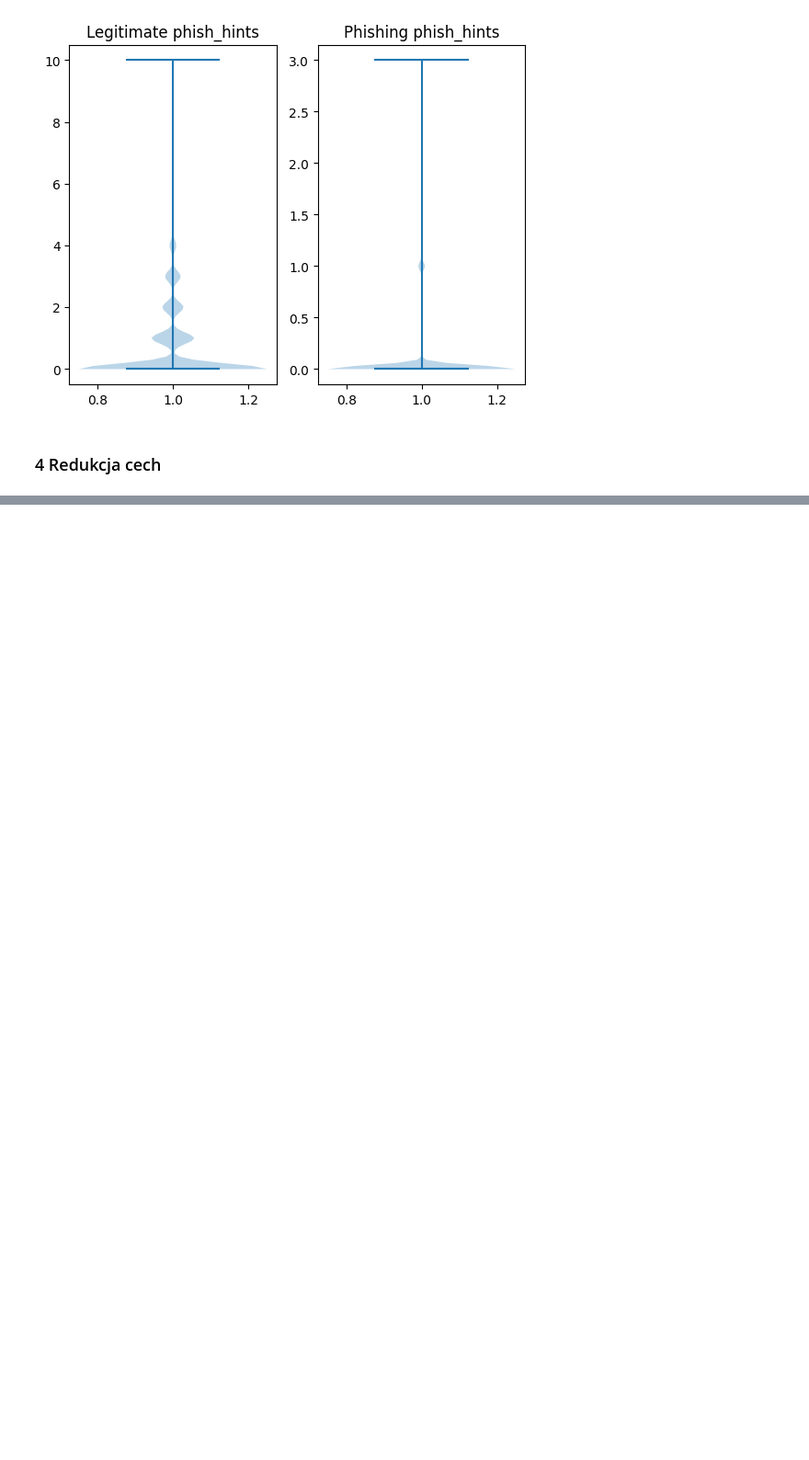
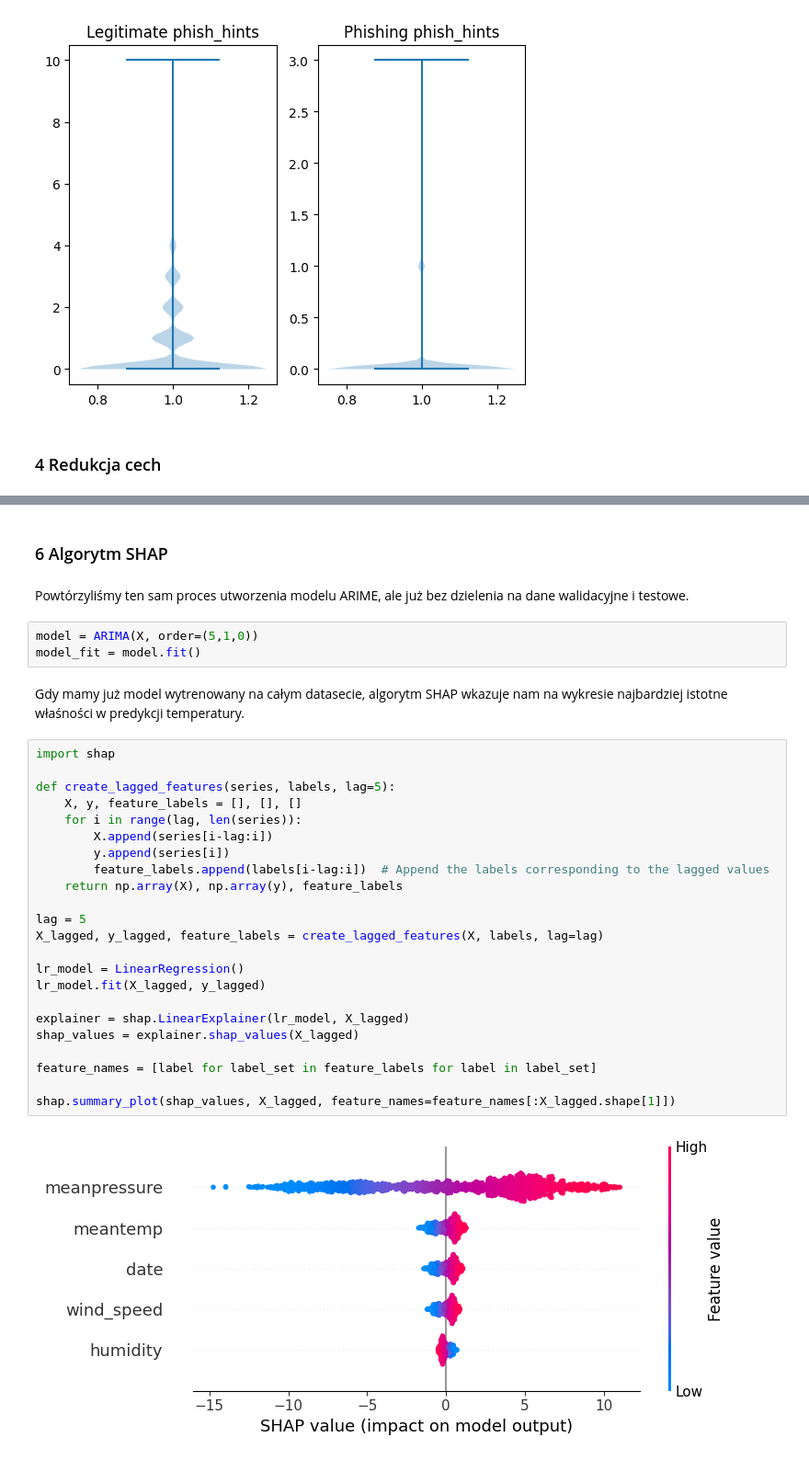
Before and after one commit to craksys/PWR-phishing-link-dataset-hamster, a Jupyter notebook: summary.ipynb, the cells around one changed output, grey strips where cells are left out. Shown: that part at 92% size. Saved outputs shown, nothing was run; the diff lists cells and outputs as text; blank space fills up the shorter version.

```diff
--- a/summary.ipynb
+++ b/summary.ipynb
@@ -175,0 +258,34 @@ compare_with_violin('phish_hints')
+# %% [markdown]
+### 6 Algorytm SHAP
+# %% [markdown]
+Powtórzyliśmy ten sam proces utworzenia modelu ARIME, ale już bez dzielenia na dane walidacyjne i testowe.
+# %%
+model = ARIMA(X, order=(5,1,0))
+model_fit = model.fit()
+# %% [markdown]
+Gdy mamy już model wytrenowany na całym datasecie, algorytm SHAP wkazuje nam na wykresie najbardziej istotne właśności w predykcji temperatury.
+# %%
+import shap
+
+def create_lagged_features(series, labels, lag=5):
+    X, y, feature_labels = [], [], []
+    for i in range(lag, len(series)):
+        X.append(series[i-lag:i])
+        y.append(series[i])
+        feature_labels.append(labels[i-lag:i])  # Append the labels corresponding to the lagged values
+    return np.array(X), np.array(y), feature_labels
+
+lag = 5
+X_lagged, y_lagged, feature_labels = create_lagged_features(X, labels, lag=lag)
+
+lr_model = LinearRegression()
+lr_model.fit(X_lagged, y_lagged)
+
+explainer = shap.LinearExplainer(lr_model, X_lagged)
+shap_values = explainer.shap_values(X_lagged)
+
+feature_names = [label for label_set in feature_labels for label in label_set]
+
+shap.summary_plot(shap_values, X_lagged, feature_names=feature_names[:X_lagged.shape[1]])
+# %% [output]
+[figure, added]
```
Also changed, not shown: parts of 9 cells of this notebook.
